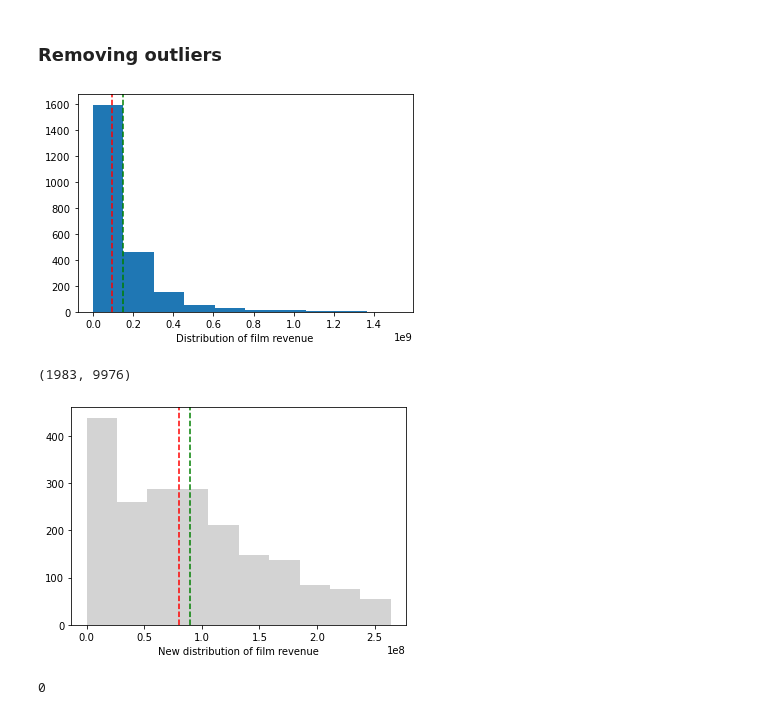
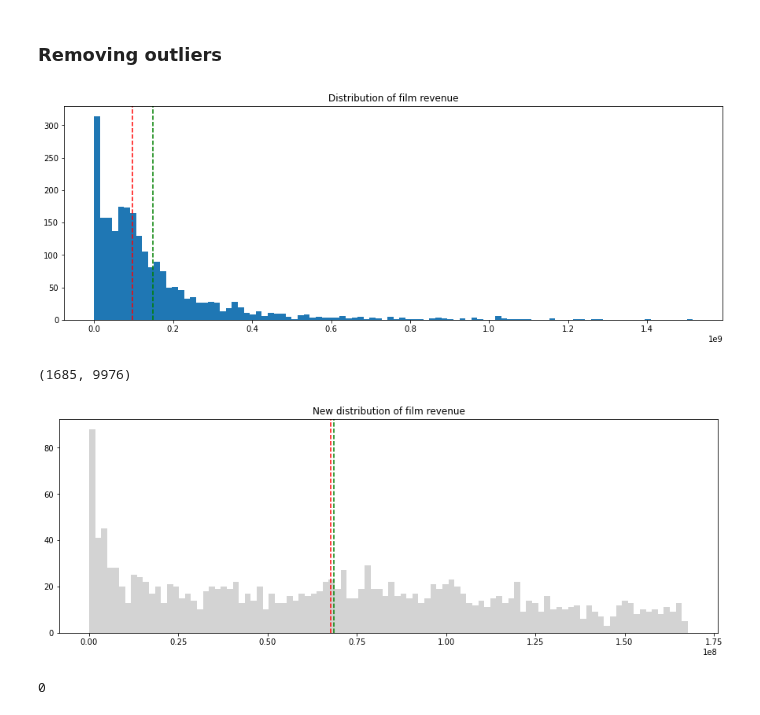
Before and after one commit to NickD-Dean/Springboard, a Jupyter notebook: Capstone Project 2/Code/04.2 - Preprocessing_optimizing_for_ouliers - V2, log transform problem.ipynb, the cells around one changed output. Drawn from its saved outputs; the diff is of its cells as text; code cells hidden in the pictures.

Commit message:
Working to edit graphing work for project report

```diff
--- a/Capstone Project 2/Code/04.2 - Preprocessing_optimizing_for_ouliers - V2, log transform problem.ipynb
+++ b/Capstone Project 2/Code/04.2 - Preprocessing_optimizing_for_ouliers - V2, log transform problem.ipynb
@@ -155,23 +155,25 @@ At this point I'm going to remove the outliers for revenue based on quantile. Gi
 # %% [markdown]
 ### Removing outliers
 # %%
-plt.hist(boxoffice['Numerical', 'revenue'])
-plt.xlabel('Distribution of film revenue')
+plt.figure(figsize=(15, 5))
+plt.hist(boxoffice['Numerical', 'revenue'], bins=100)
 plt.axvline(boxoffice['Numerical', 'revenue'].mean(), c='g', linestyle='--')
-plt.axvline(boxoffice['Numerical', 'revenue'].median(), c='r', linestyle='--');
+plt.axvline(boxoffice['Numerical', 'revenue'].median(), c='r', linestyle='--')
+plt.title('Distribution of film revenue');
 # %% [output]
-[figure, old version]
+[figure, new version]
 # %%
 quant = boxoffice['Numerical', 'revenue'].quantile(0.85)
 boxoffice = boxoffice[boxoffice['Numerical', 'revenue']<quant]
-plt.hist(boxoffice['Numerical', 'revenue'], color = 'lightgrey')
-plt.xlabel('New distribution of film revenue')
+plt.figure(figsize=(15,5))
+plt.hist(boxoffice['Numerical', 'revenue'], bins=100, color = 'lightgrey')
 plt.axvline(boxoffice['Numerical', 'revenue'].mean(), c='g', linestyle='--')
-plt.axvline(boxoffice['Numerical', 'revenue'].median(), c='r', linestyle='--');
+plt.axvline(boxoffice['Numerical', 'revenue'].median(), c='r', linestyle='--')
+plt.title('New distribution of film revenue');
 print(boxoffice.shape)
 # %% [output]
-(1983, 9976)
+(1685, 9976)
-[figure, old version]
+[figure, new version]
 # %%
 y = np.log(boxoffice['Numerical', 'revenue'])
 X = boxoffice.drop('revenue', level=1, axis=1)
```
Also changed, not shown: parts of 5 cells of this notebook, 10 other files.
